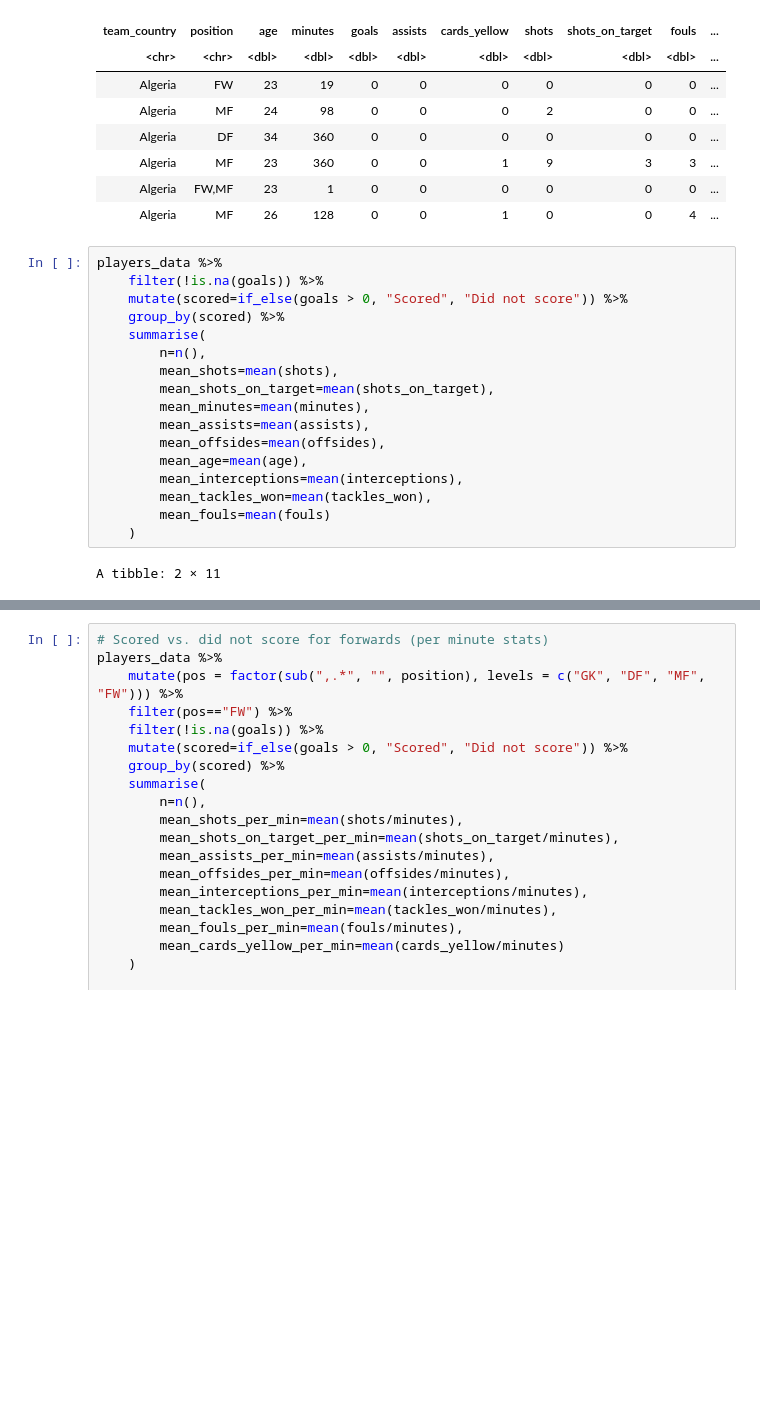
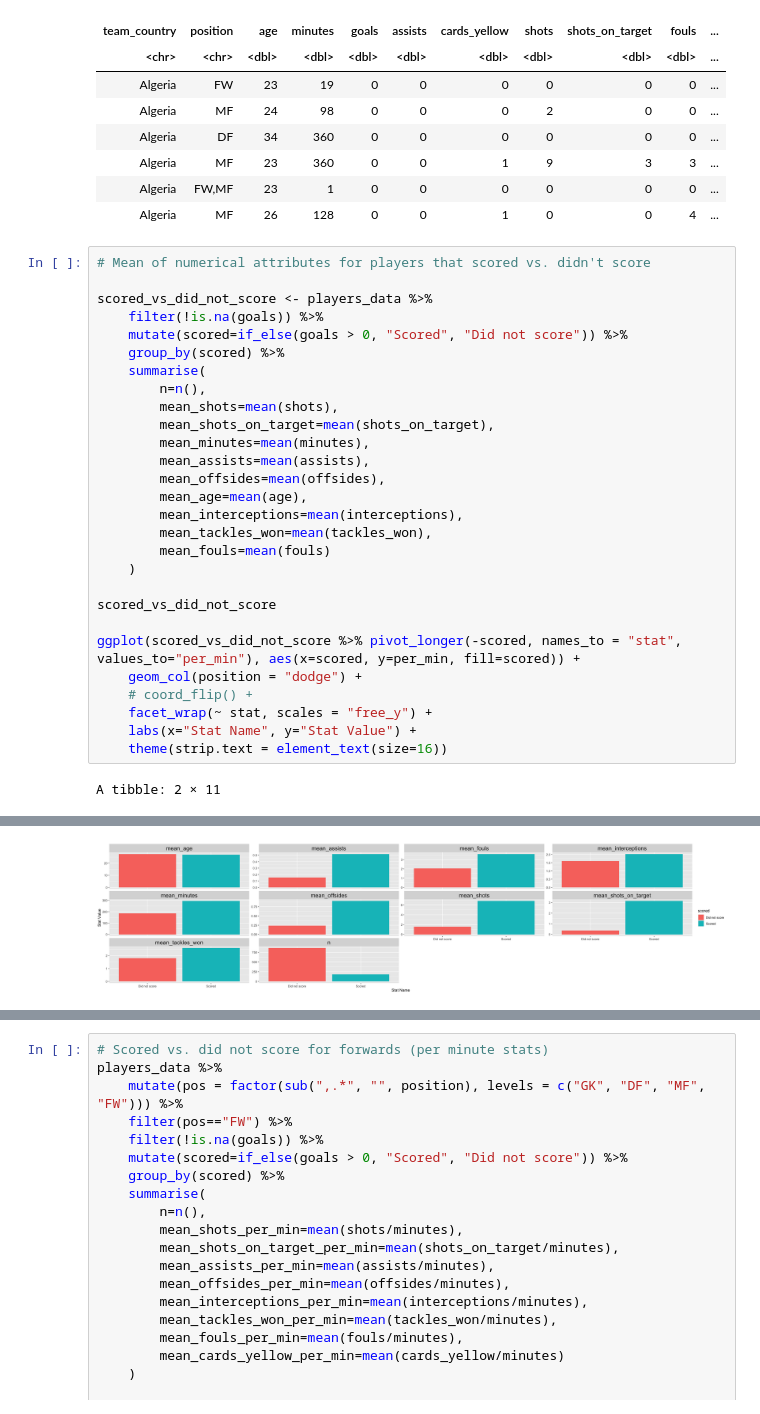
Before and after one commit to romansinkus/stat-301-project, a Jupyter notebook: roman/eda.ipynb, the cells around one changed output, grey strips where cells are left out. Saved outputs shown, nothing was run; the diff lists cells and outputs as text; blank space fills up the shorter version.

```diff
--- a/roman/eda.ipynb
+++ b/roman/eda.ipynb
@@ -128,28 +128,40 @@ A tibble: 6 × 13
 | Algeria | FW,MF | 23 | 1 | 0 | 0 | 0 | 0 | 0 | 0 | ... |
 | Algeria | MF | 26 | 128 | 0 | 0 | 1 | 0 | 0 | 4 | ... |
 # %%
-players_data %>%
+# Mean of numerical attributes for players that scored vs. didn't score
+
+scored_vs_did_not_score <- players_data %>%
     filter(!is.na(goals)) %>%
     mutate(scored=if_else(goals > 0, "Scored", "Did not score")) %>%
     group_by(scored) %>%
     summarise(
         n=n(),
         mean_shots=mean(shots),
         mean_shots_on_target=mean(shots_on_target),
         mean_minutes=mean(minutes),
         mean_assists=mean(assists),
         mean_offsides=mean(offsides),
         mean_age=mean(age),
         mean_interceptions=mean(interceptions),
         mean_tackles_won=mean(tackles_won),
         mean_fouls=mean(fouls)
     )
+
+scored_vs_did_not_score
+
+ggplot(scored_vs_did_not_score %>% pivot_longer(-scored, names_to = "stat", values_to="per_min"), aes(x=scored, y=per_min, fill=scored)) +
+    geom_col(position = "dodge") +
+    # coord_flip() +
+    facet_wrap(~ stat, scales = "free_y") +
+    labs(x="Stat Name", y="Stat Value") +
+    theme(strip.text = element_text(size=16))
 # %% [output]
 A tibble: 2 × 11
 | scored | n | mean_shots | mean_shots_on_target | mean_minutes | mean_assists | mean_offsides | mean_age | ... |
 | <chr> | <int> | <dbl> | <dbl> | <dbl> | <dbl> | <dbl> | <dbl> | ... |
 | Did not score | 860 | 1.580233 | 0.3755814 | 184.5965 | 0.1523256 | 0.2395349 | 27.57442 | ... |
 | Scored | 179 | 6.810056 | 3.1452514 | 294.1732 | 0.5195531 | 0.9050279 | 26.93296 | ... |
+[figure, added]
 # %%
 # Scored vs. did not score for forwards
 
```
Also changed, not shown: parts of 6 cells of this notebook, 2 other files.
